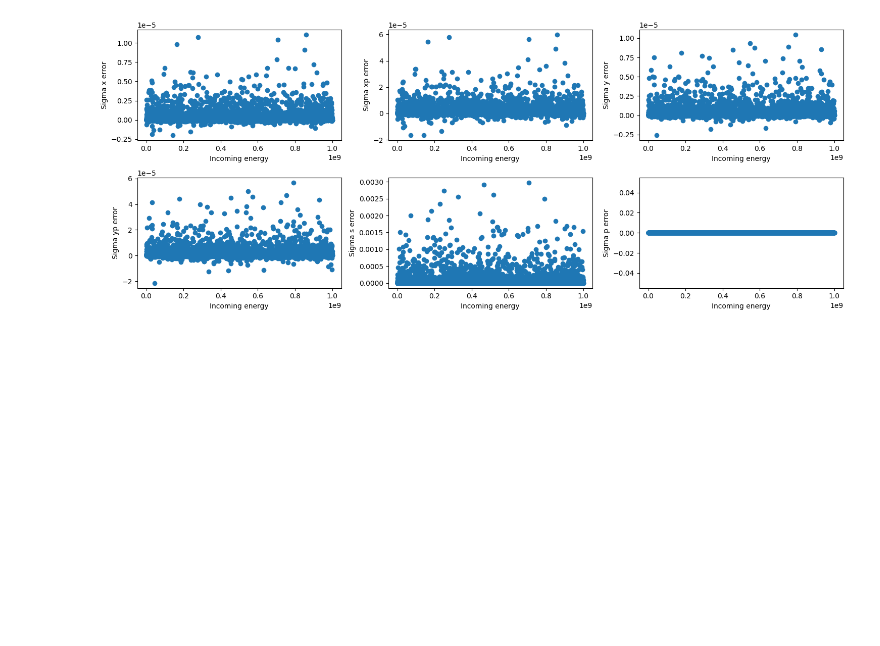
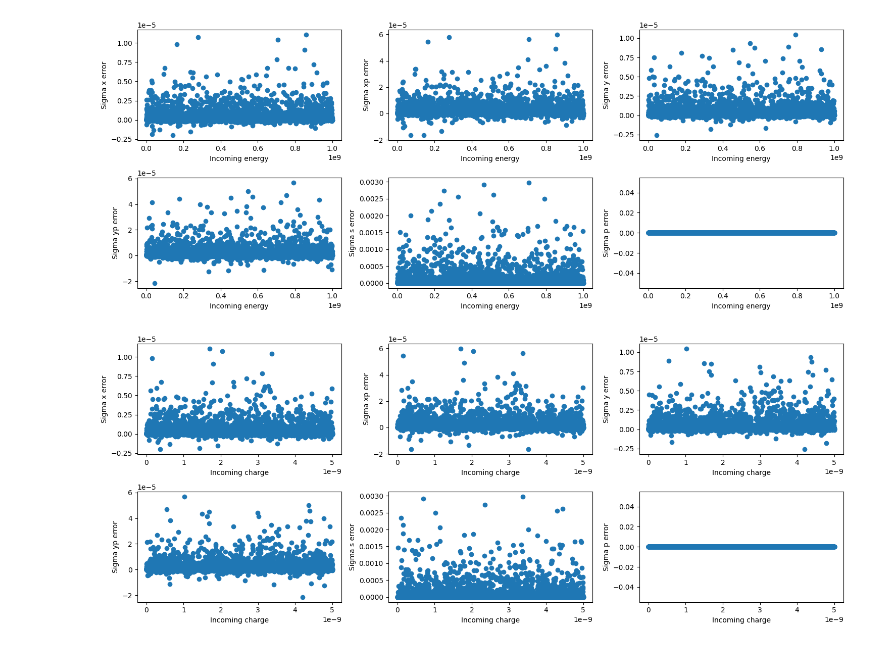
Before and after one commit to desy-ml/cheetah-demos, a Jupyter notebook: neural_network_space_charge_quad/validate_data.ipynb, the cells around one changed output. Saved outputs shown, nothing was run; the diff lists cells and outputs as text; code cells hidden in the pictures; blank space fills up the shorter version.

```diff
--- a/neural_network_space_charge_quad/validate_data.ipynb
+++ b/neural_network_space_charge_quad/validate_data.ipynb
@@ -5,6 +6,9 @@ from dataset import OcelotSpaceChargeQuadrupoleDataset
 dataset = OcelotSpaceChargeQuadrupoleDataset(stage="validation", normalize=False)
 # %%
 energies = []
+charges = []
+sigma_xs = []
+
 sigma_x_errors = []
 sigma_xp_errors = []
 sigma_y_errors = []
@@ -13,6 +17,8 @@ sigma_s_errors = []
 sigma_p_errors = []
 for (incoming, controls), outgoing_deltas in dataset:
     energies.append(incoming[7])
+    charges.append(incoming[6])
+    sigma_xs.append(incoming[0])
 
     sigma_x_errors.append(outgoing_deltas[0])
     sigma_xp_errors.append(outgoing_deltas[1])
@@ -50,3 +66,33 @@ plt.tight_layout()
 plt.show()
 # %% [output]
 [figure]
+# %%
+plt.figure(figsize=(15, 6))
+plt.subplot(2, 3, 1)
+plt.scatter(charges, sigma_x_errors)
+plt.xlabel("Incoming charge")
+plt.ylabel("Sigma x error")
+plt.subplot(2, 3, 2)
+plt.scatter(charges, sigma_xp_errors)
+plt.xlabel("Incoming charge")
+plt.ylabel("Sigma xp error")
+plt.subplot(2, 3, 3)
+plt.scatter(charges, sigma_y_errors)
+plt.xlabel("Incoming charge")
+plt.ylabel("Sigma y error")
+plt.subplot(2, 3, 4)
+plt.scatter(charges, sigma_yp_errors)
+plt.xlabel("Incoming charge")
+plt.ylabel("Sigma yp error")
+plt.subplot(2, 3, 5)
+plt.scatter(charges, sigma_s_errors)
+plt.xlabel("Incoming charge")
+plt.ylabel("Sigma s error")
+plt.subplot(2, 3, 6)
+plt.scatter(charges, sigma_p_errors)
+plt.xlabel("Incoming charge")
+plt.ylabel("Sigma p error")
+plt.tight_layout()
+plt.show()
+# %% [output]
+[figure, added]
```
Also changed, not shown: parts of 4 cells of this notebook.
